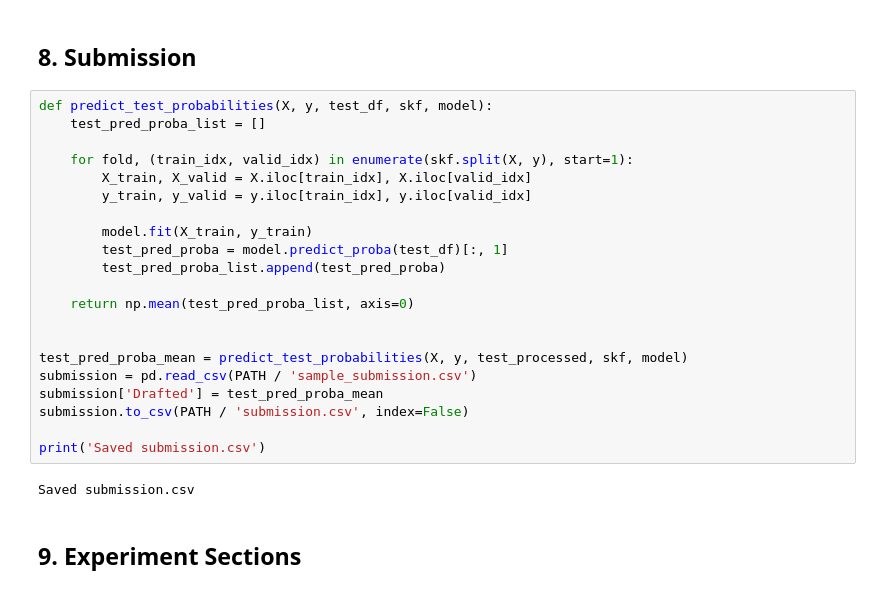
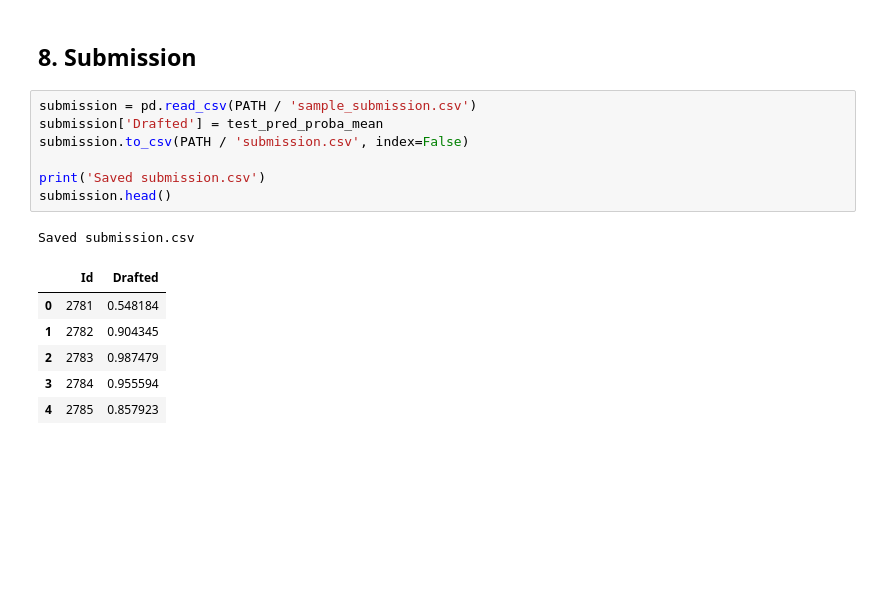
Before and after one commit to koushik0004/omnicampus-competition, a Jupyter notebook: competition_workbench.ipynb, the cells around one changed output. Drawn from its saved outputs; the diff is of its cells as text; blank space fills up the shorter version.

```diff
--- a/competition_workbench.ipynb
+++ b/competition_workbench.ipynb
@@ -319,27 +403,17 @@ plt.show()
 # %% [markdown]
 ## 8. Submission
 # %%
-def predict_test_probabilities(X, y, test_df, skf, model):
-    test_pred_proba_list = []
-
-    for fold, (train_idx, valid_idx) in enumerate(skf.split(X, y), start=1):
-        X_train, X_valid = X.iloc[train_idx], X.iloc[valid_idx]
-        y_train, y_valid = y.iloc[train_idx], y.iloc[valid_idx]
-
-        model.fit(X_train, y_train)
-        test_pred_proba = model.predict_proba(test_df)[:, 1]
-        test_pred_proba_list.append(test_pred_proba)
-
-    return np.mean(test_pred_proba_list, axis=0)
-
-
-test_pred_proba_mean = predict_test_probabilities(X, y, test_processed, skf, model)
 submission = pd.read_csv(PATH / 'sample_submission.csv')
 submission['Drafted'] = test_pred_proba_mean
 submission.to_csv(PATH / 'submission.csv', index=False)
 
 print('Saved submission.csv')
+submission.head()
 # %% [output]
 Saved submission.csv
+|  | Id | Drafted |
+| 0 | 2781 | 0.548184 |
+| 1 | 2782 | 0.904345 |
+| 2 | 2783 | 0.987479 |
+| 3 | 2784 | 0.955594 |
+| 4 | 2785 | 0.857923 |
-# %% [markdown]
-## 9. Experiment Sections
```
Also changed, not shown: parts of 10 cells of this notebook, 3 other files.
